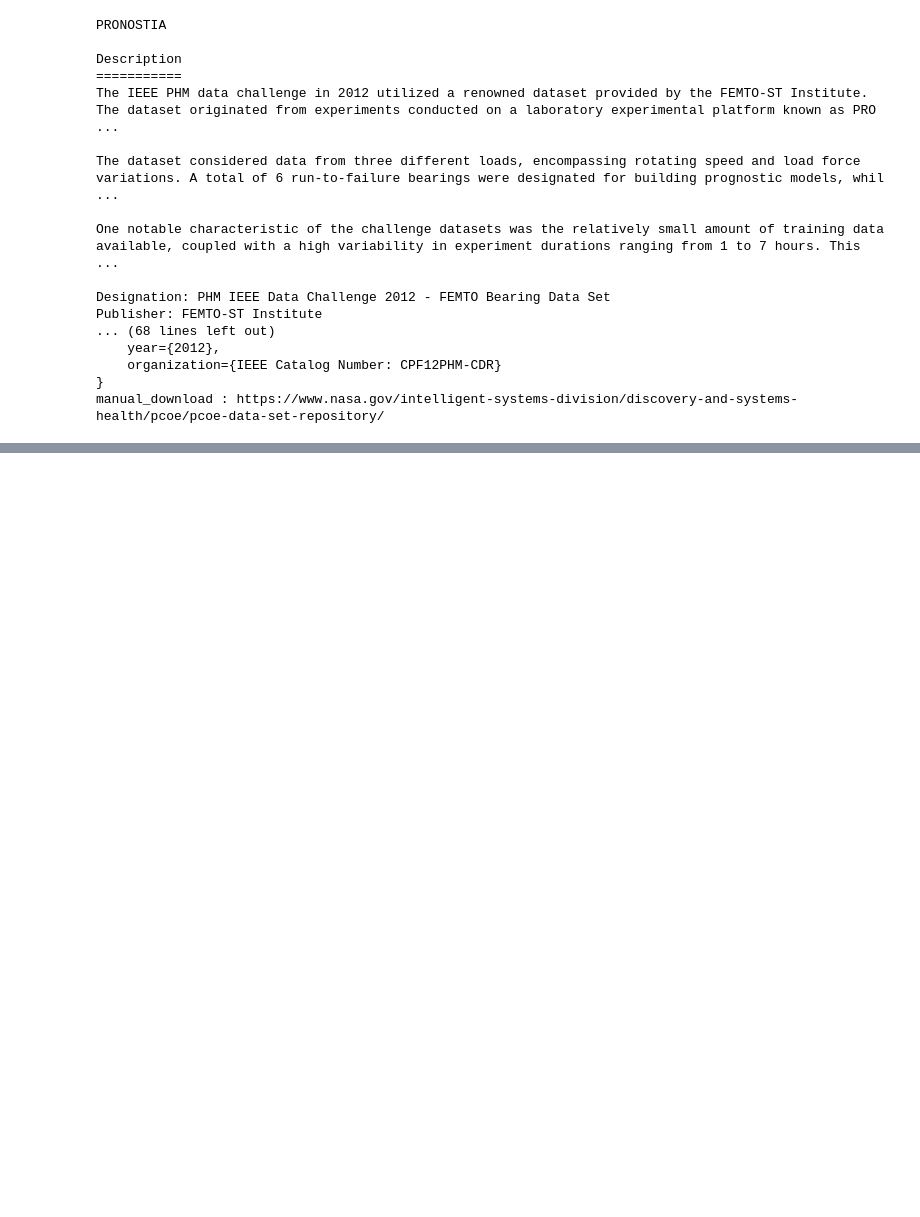
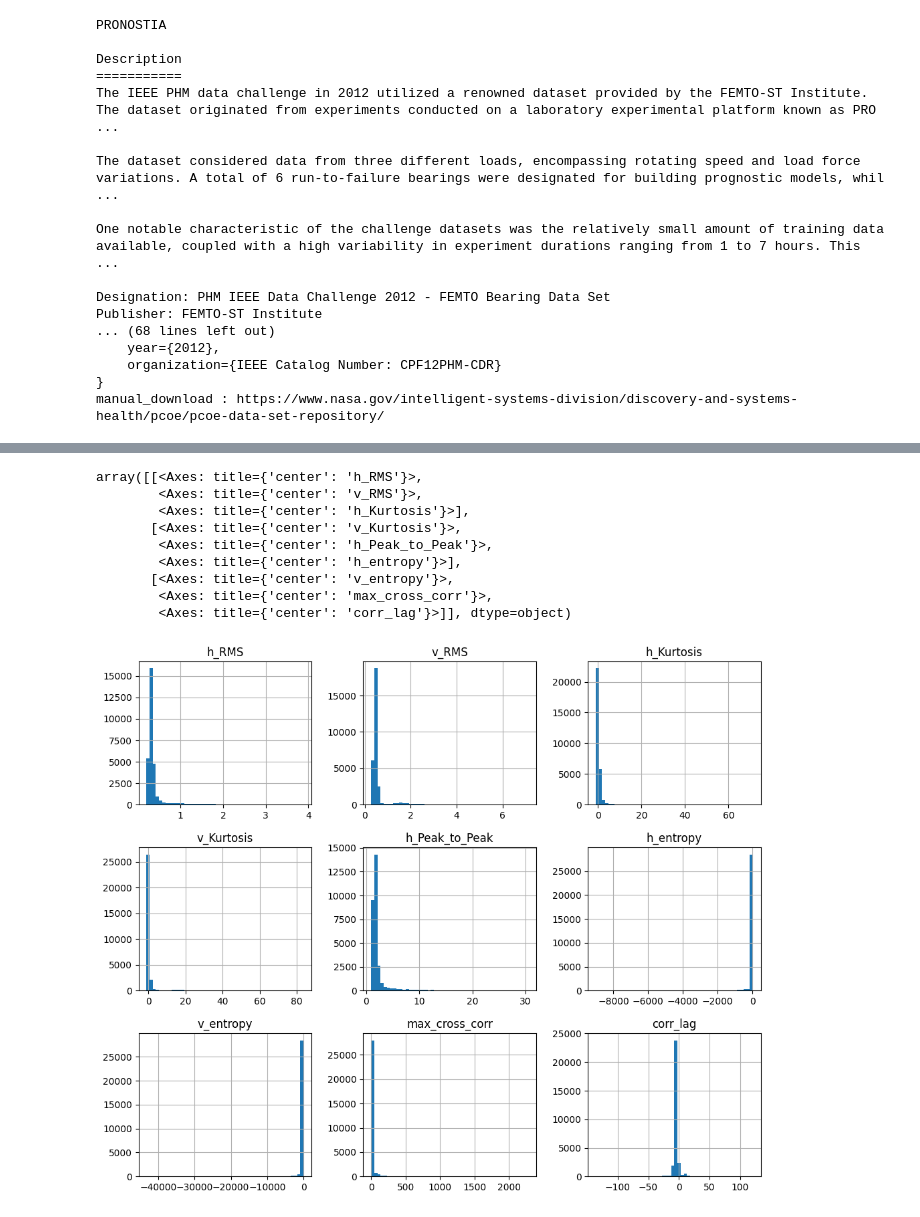
Before and after one commit to cntgfy90/bearing-rul, a Jupyter notebook: main.ipynb, the cells around one changed output, grey strips where cells are left out. Cells and saved outputs as stored; diff of their text form; code cells hidden in the pictures; blank space fills up the shorter version.

```diff
--- a/main.ipynb
+++ b/main.ipynb
@@ -251 +385,14 @@ X_test = X_test[X_train.columns]
+# %%
+X_train.hist(figsize=(12, 10), bins=50)
+# %% [output]
+array([[<Axes: title={'center': 'h_RMS'}>,
+        <Axes: title={'center': 'v_RMS'}>,
+        <Axes: title={'center': 'h_Kurtosis'}>],
+       [<Axes: title={'center': 'v_Kurtosis'}>,
+        <Axes: title={'center': 'h_Peak_to_Peak'}>,
+        <Axes: title={'center': 'h_entropy'}>],
+       [<Axes: title={'center': 'v_entropy'}>,
+        <Axes: title={'center': 'max_cross_corr'}>,
+        <Axes: title={'center': 'corr_lag'}>]], dtype=object)
+[figure, added]
 # %%
```
Also changed, not shown: parts of 14 cells of this notebook, 1 other file.
